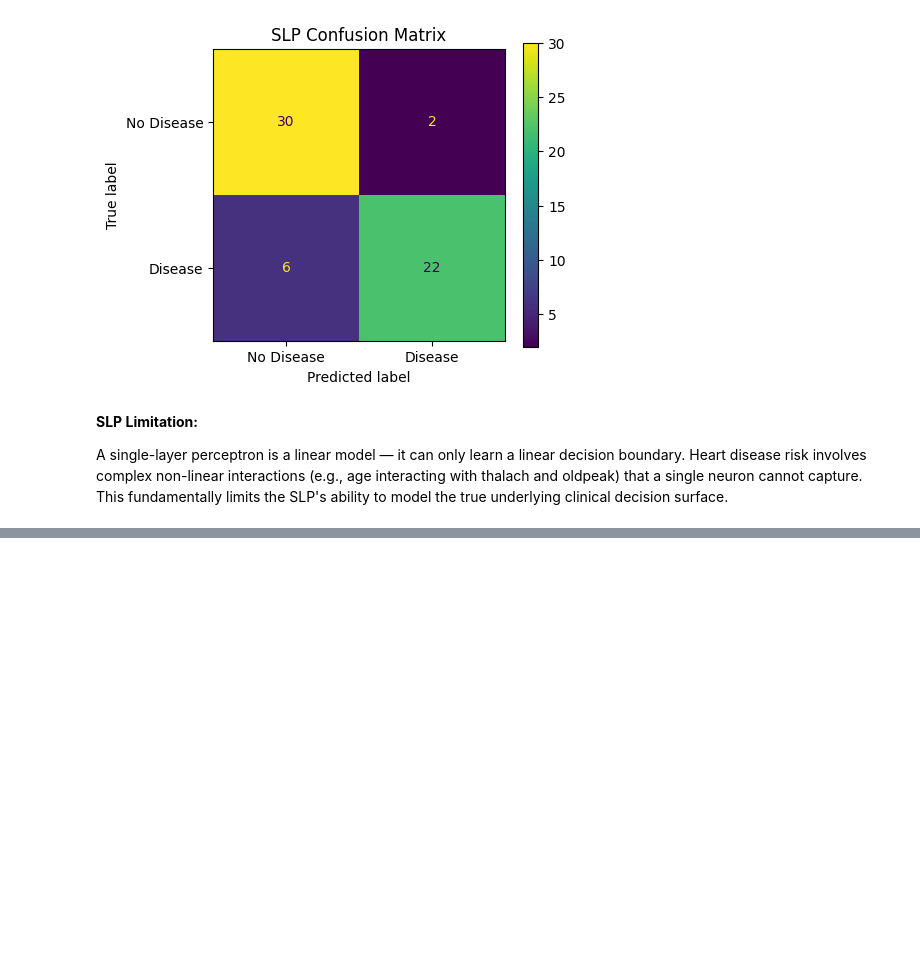
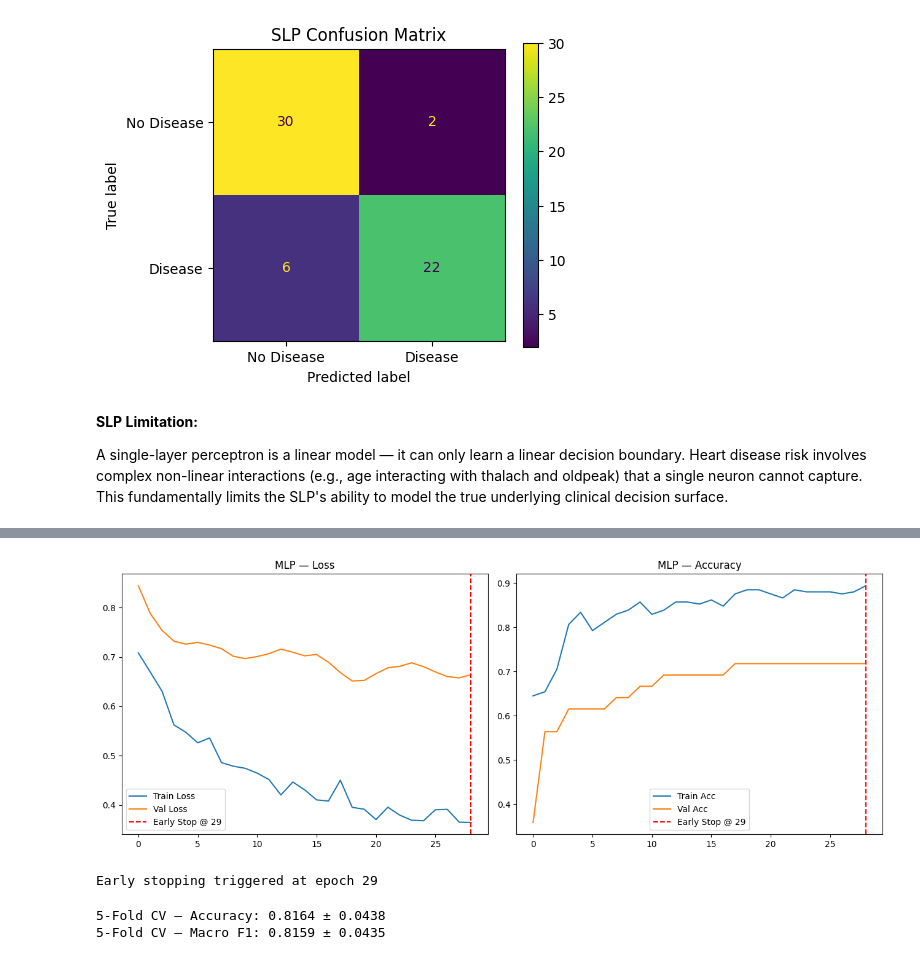
Before and after one commit to Ishmal-fa/cardioai-heart-disease-ml-pipeline, a Jupyter notebook: heart_disease_ml_pipeline.ipynb, the cells around one changed output, grey strips where cells are left out. Saved outputs shown, nothing was run; the diff lists cells and outputs as text; code cells hidden in the pictures; blank space fills up the shorter version.

Commit message:
Add MLP models with architecture comparison and performance evaluation

```diff
--- a/heart_disease_ml_pipeline.ipynb
+++ b/heart_disease_ml_pipeline.ipynb
@@ -781,0 +826,46 @@ the SLP's ability to model the true underlying clinical decision surface.
+# %%
+# Final best MLP — Medium architecture
+mlp_final = build_mlp([64, 32], dropout=0.3, l2_reg=0.001)
+es_cb2 = callbacks.EarlyStopping(monitor='val_loss', patience=10, restore_best_weights=True)
+hist_mlp = mlp_final.fit(X_tr_np, y_tr_np, epochs=200, batch_size=32,
+                          validation_split=0.15, callbacks=[es_cb2], verbose=0)
+
+stop_epoch = len(hist_mlp.history['loss'])
+
+fig, (ax1, ax2) = plt.subplots(1, 2, figsize=(13, 5))
+ax1.plot(hist_mlp.history['loss'],     label='Train Loss')
+ax1.plot(hist_mlp.history['val_loss'], label='Val Loss')
+ax1.axvline(stop_epoch-1, color='red', linestyle='--', label=f'Early Stop @ {stop_epoch}')
+ax1.set_title('MLP — Loss'); ax1.legend()
+
+ax2.plot(hist_mlp.history['accuracy'],     label='Train Acc')
+ax2.plot(hist_mlp.history['val_accuracy'], label='Val Acc')
+ax2.axvline(stop_epoch-1, color='red', linestyle='--', label=f'Early Stop @ {stop_epoch}')
+ax2.set_title('MLP — Accuracy'); ax2.legend()
+plt.tight_layout(); plt.show()
+
+print(f"Early stopping triggered at epoch {stop_epoch}")
+# %% [output]
+[figure, added]
+Early stopping triggered at epoch 29
+# %%
+# 5-fold CV on training set
+from sklearn.model_selection import StratifiedKFold
+skf = StratifiedKFold(n_splits=5, shuffle=True, random_state=42)
+
+cv_accs, cv_f1s = [], []
+for fold, (tr_idx, val_idx) in enumerate(skf.split(X_tr_np, y_tr_np)):
+    m = build_mlp([64, 32], dropout=0.3, l2_reg=0.001)
+    es = callbacks.EarlyStopping(patience=8, restore_best_weights=True)
+    m.fit(X_tr_np[tr_idx], y_tr_np[tr_idx], epochs=100, batch_size=32,
+          validation_data=(X_tr_np[val_idx], y_tr_np[val_idx]),
+          callbacks=[es], verbose=0)
+    yp = (m.predict(X_tr_np[val_idx], verbose=0).flatten() > 0.5).astype(int)
+    cv_accs.append(accuracy_score(y_tr_np[val_idx], yp))
+    cv_f1s.append(f1_score(y_tr_np[val_idx], yp, average='macro'))
+
+print(f'5-Fold CV — Accuracy: {np.mean(cv_accs):.4f} ± {np.std(cv_accs):.4f}')
+print(f'5-Fold CV — Macro F1: {np.mean(cv_f1s):.4f} ± {np.std(cv_f1s):.4f}')
+# %% [output]
+5-Fold CV — Accuracy: 0.8164 ± 0.0438
+5-Fold CV — Macro F1: 0.8159 ± 0.0435
```
Also changed, not shown: parts of 4 cells of this notebook.
